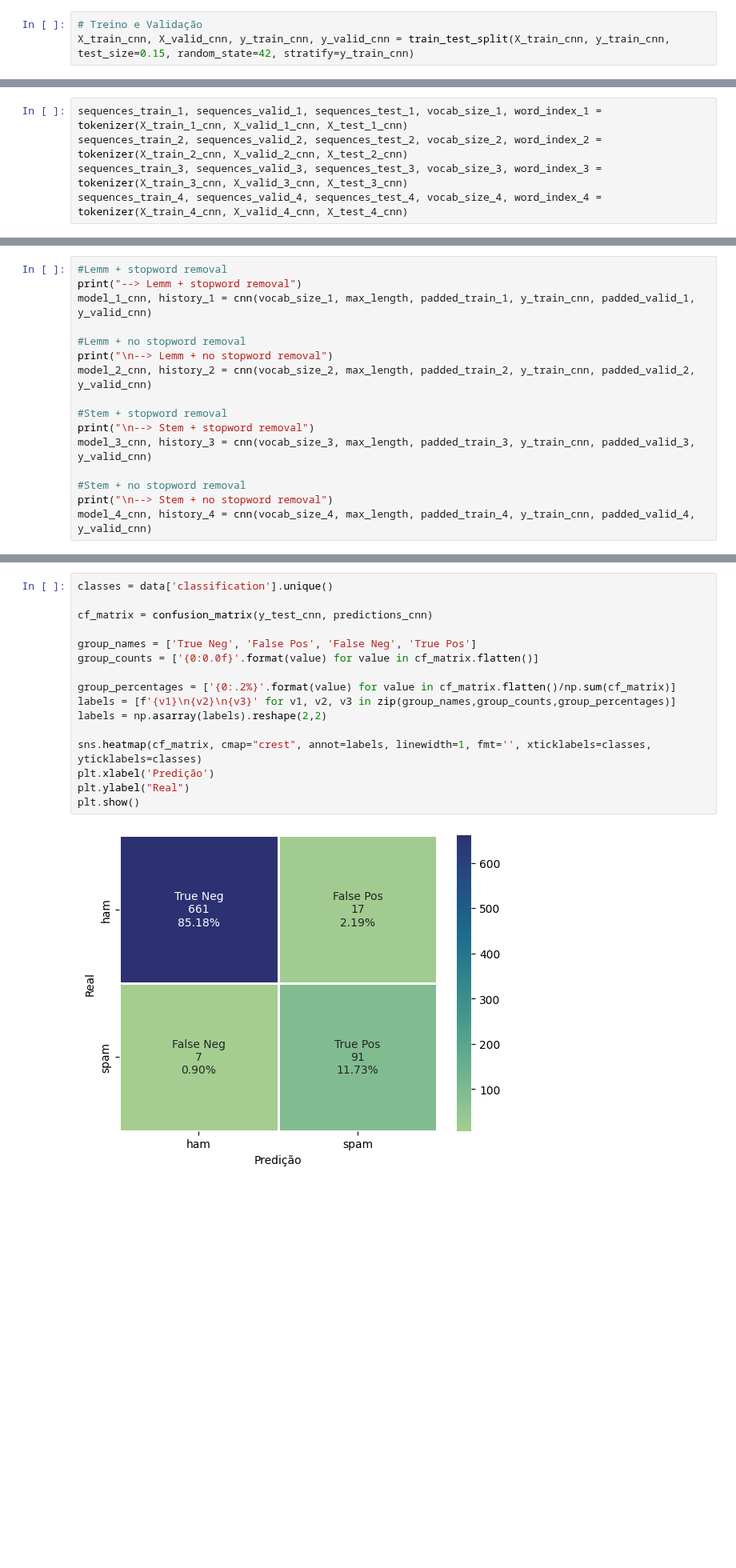
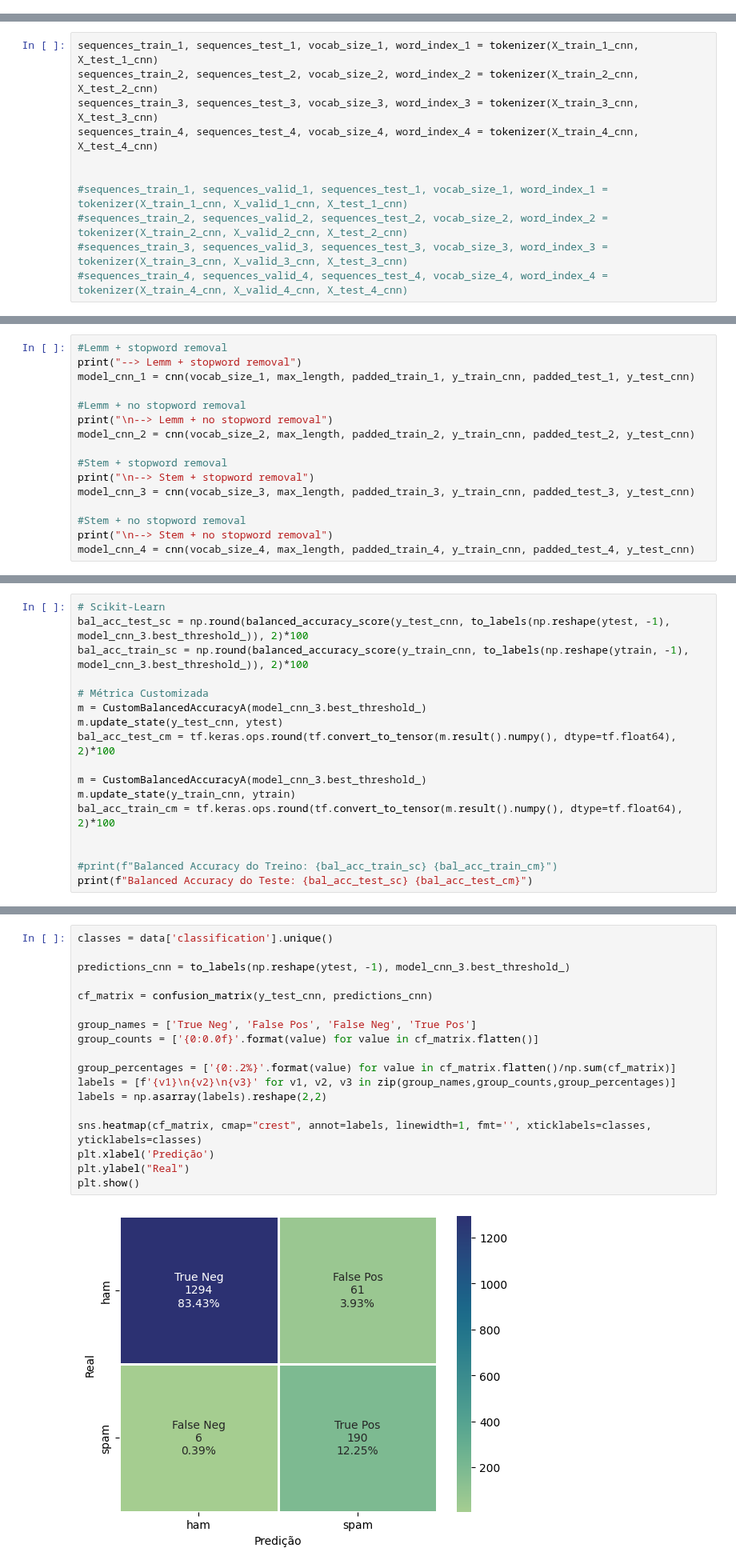
Before and after one commit to DanielaSenna/spam-detection, a Jupyter notebook: spam-detection.ipynb, the cells around one changed output, grey strips where cells are left out. Shown at 80% size. Saved outputs shown, nothing was run; the diff lists cells and outputs as text; blank space fills up the shorter version.

```diff
--- a/spam-detection.ipynb
+++ b/spam-detection.ipynb
@@ -761,3 +790,0 @@ array(['ham', 'ham', 'ham', ..., 'ham', 'ham', 'ham'], dtype=object)
-# %%
-# Treino e Validação
-X_train_cnn, X_valid_cnn, y_train_cnn, y_valid_cnn = train_test_split(X_train_cnn, y_train_cnn, test_size=0.15, random_state=42, stratify=y_train_cnn)
@@ -799,8 +831,14 @@ def tokenizer(X_train, X_valid, X_test):
 # %%
-sequences_train_1, sequences_valid_1, sequences_test_1, vocab_size_1, word_index_1 = tokenizer(X_train_1_cnn, X_valid_1_cnn, X_test_1_cnn)
-sequences_train_2, sequences_valid_2, sequences_test_2, vocab_size_2, word_index_2 = tokenizer(X_train_2_cnn, X_valid_2_cnn, X_test_2_cnn)
-sequences_train_3, sequences_valid_3, sequences_test_3, vocab_size_3, word_index_3 = tokenizer(X_train_3_cnn, X_valid_3_cnn, X_test_3_cnn)
-sequences_train_4, sequences_valid_4, sequences_test_4, vocab_size_4, word_index_4 = tokenizer(X_train_4_cnn, X_valid_4_cnn, X_test_4_cnn)
+sequences_train_1, sequences_test_1, vocab_size_1, word_index_1 = tokenizer(X_train_1_cnn, X_test_1_cnn)
+sequences_train_2, sequences_test_2, vocab_size_2, word_index_2 = tokenizer(X_train_2_cnn, X_test_2_cnn)
+sequences_train_3, sequences_test_3, vocab_size_3, word_index_3 = tokenizer(X_train_3_cnn, X_test_3_cnn)
+sequences_train_4, sequences_test_4, vocab_size_4, word_index_4 = tokenizer(X_train_4_cnn, X_test_4_cnn)
+
+
+#sequences_train_1, sequences_valid_1, sequences_test_1, vocab_size_1, word_index_1 = tokenizer(X_train_1_cnn, X_valid_1_cnn, X_test_1_cnn)
+#sequences_train_2, sequences_valid_2, sequences_test_2, vocab_size_2, word_index_2 = tokenizer(X_train_2_cnn, X_valid_2_cnn, X_test_2_cnn)
+#sequences_train_3, sequences_valid_3, sequences_test_3, vocab_size_3, word_index_3 = tokenizer(X_train_3_cnn, X_valid_3_cnn, X_test_3_cnn)
+#sequences_train_4, sequences_valid_4, sequences_test_4, vocab_size_4, word_index_4 = tokenizer(X_train_4_cnn, X_valid_4_cnn, X_test_4_cnn)
 # %%
 print(sequences_train_1)
 # %% [output]
@@ -1076,18 +1110,18 @@ def cnn(vocab_size, max_length, padded_train, y_train, padded_valid, y_valid):
 # %%
 #Lemm + stopword removal
 print("--> Lemm + stopword removal")
-model_1_cnn, history_1 = cnn(vocab_size_1, max_length, padded_train_1, y_train_cnn, padded_valid_1, y_valid_cnn)
+model_cnn_1 = cnn(vocab_size_1, max_length, padded_train_1, y_train_cnn, padded_test_1, y_test_cnn)
 
 #Lemm + no stopword removal
 print("\n--> Lemm + no stopword removal")
-model_2_cnn, history_2 = cnn(vocab_size_2, max_length, padded_train_2, y_train_cnn, padded_valid_2, y_valid_cnn)
+model_cnn_2 = cnn(vocab_size_2, max_length, padded_train_2, y_train_cnn, padded_test_2, y_test_cnn)
 
 #Stem + stopword removal
 print("\n--> Stem + stopword removal")
-model_3_cnn, history_3 = cnn(vocab_size_3, max_length, padded_train_3, y_train_cnn, padded_valid_3, y_valid_cnn)
+model_cnn_3 = cnn(vocab_size_3, max_length, padded_train_3, y_train_cnn, padded_test_3, y_test_cnn)
 
 #Stem + no stopword removal
 print("\n--> Stem + no stopword removal")
-model_4_cnn, history_4 = cnn(vocab_size_4, max_length, padded_train_4, y_train_cnn, padded_valid_4, y_valid_cnn)
+model_cnn_4 = cnn(vocab_size_4, max_length, padded_train_4, y_train_cnn, padded_test_4, y_test_cnn)
 # %% [output]
 --> Lemm + stopword removal
@@ -1161,0 +1243,17 @@ Balanced_Accuracy: 95.0% F1-Score: 93.0%
+# %%
+# Scikit-Learn
+bal_acc_test_sc = np.round(balanced_accuracy_score(y_test_cnn, to_labels(np.reshape(ytest, -1), model_cnn_3.best_threshold_)), 2)*100
+bal_acc_train_sc = np.round(balanced_accuracy_score(y_train_cnn, to_labels(np.reshape(ytrain, -1), model_cnn_3.best_threshold_)), 2)*100
+
+# Métrica Customizada
+m = CustomBalancedAccuracyA(model_cnn_3.best_threshold_)
+m.update_state(y_test_cnn, ytest)
+bal_acc_test_cm = tf.keras.ops.round(tf.convert_to_tensor(m.result().numpy(), dtype=tf.float64), 2)*100
+
+m = CustomBalancedAccuracyA(model_cnn_3.best_threshold_)
+m.update_state(y_train_cnn, ytrain)
+bal_acc_train_cm = tf.keras.ops.round(tf.convert_to_tensor(m.result().numpy(), dtype=tf.float64), 2)*100
+
+
+#print(f"Balanced Accuracy do Treino: {bal_acc_train_sc} {bal_acc_train_cm}")
+print(f"Balanced Accuracy do Teste: {bal_acc_test_sc} {bal_acc_test_cm}")
@@ -1192,22 +1292,24 @@ plt.show()
 **Visualização da Matriz de Classificação**
 # %%
 classes = data['classification'].unique()
+
+predictions_cnn = to_labels(np.reshape(ytest, -1), model_cnn_3.best_threshold_)
 
 cf_matrix = confusion_matrix(y_test_cnn, predictions_cnn)
 
 group_names = ['True Neg', 'False Pos', 'False Neg', 'True Pos']
 group_counts = ['{0:0.0f}'.format(value) for value in cf_matrix.flatten()]
 
 group_percentages = ['{0:.2%}'.format(value) for value in cf_matrix.flatten()/np.sum(cf_matrix)]
 labels = [f'{v1}\n{v2}\n{v3}' for v1, v2, v3 in zip(group_names,group_counts,group_percentages)]
 labels = np.asarray(labels).reshape(2,2)
 
 sns.heatmap(cf_matrix, cmap="crest", annot=labels, linewidth=1, fmt='', xticklabels=classes, yticklabels=classes)
 plt.xlabel('Predição')
 plt.ylabel("Real")
 plt.show()
 # %% [output]
-[figure, old version]
+[figure, new version]
 # %% [markdown]
 **Relatório das Principais Métricas de Classificação**
 # %%
```
Also changed, not shown: parts of 45 cells of this notebook.
